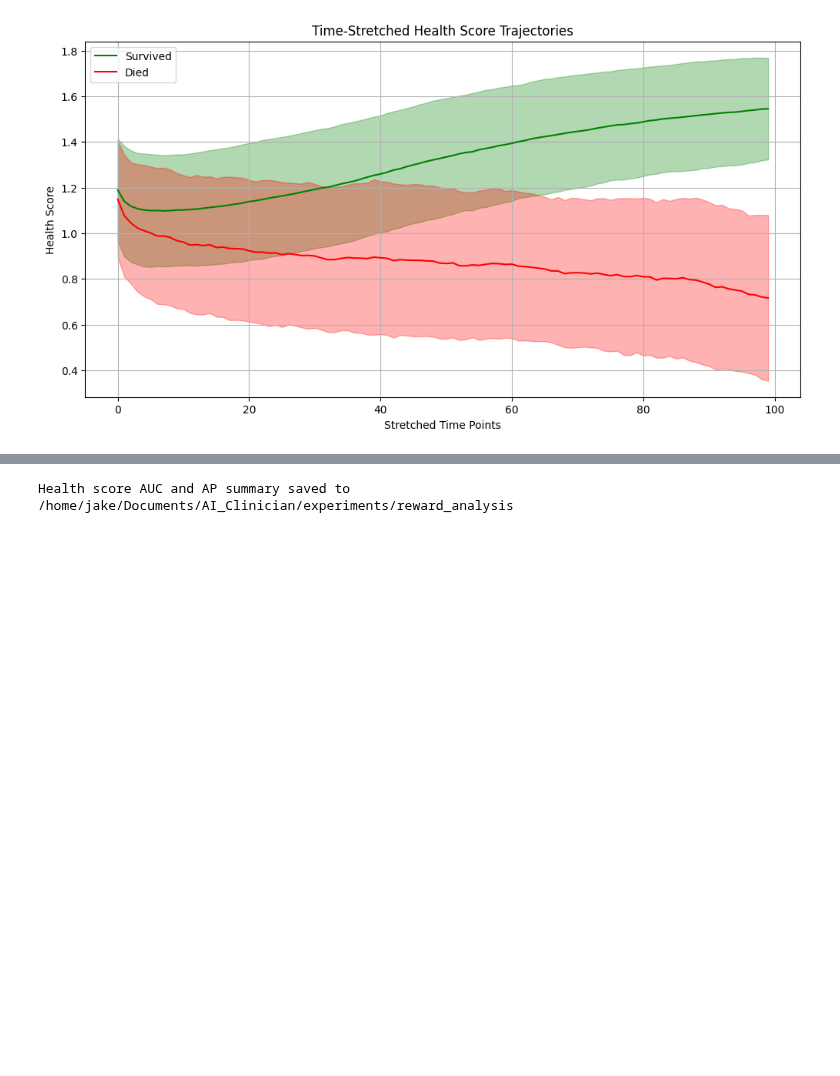
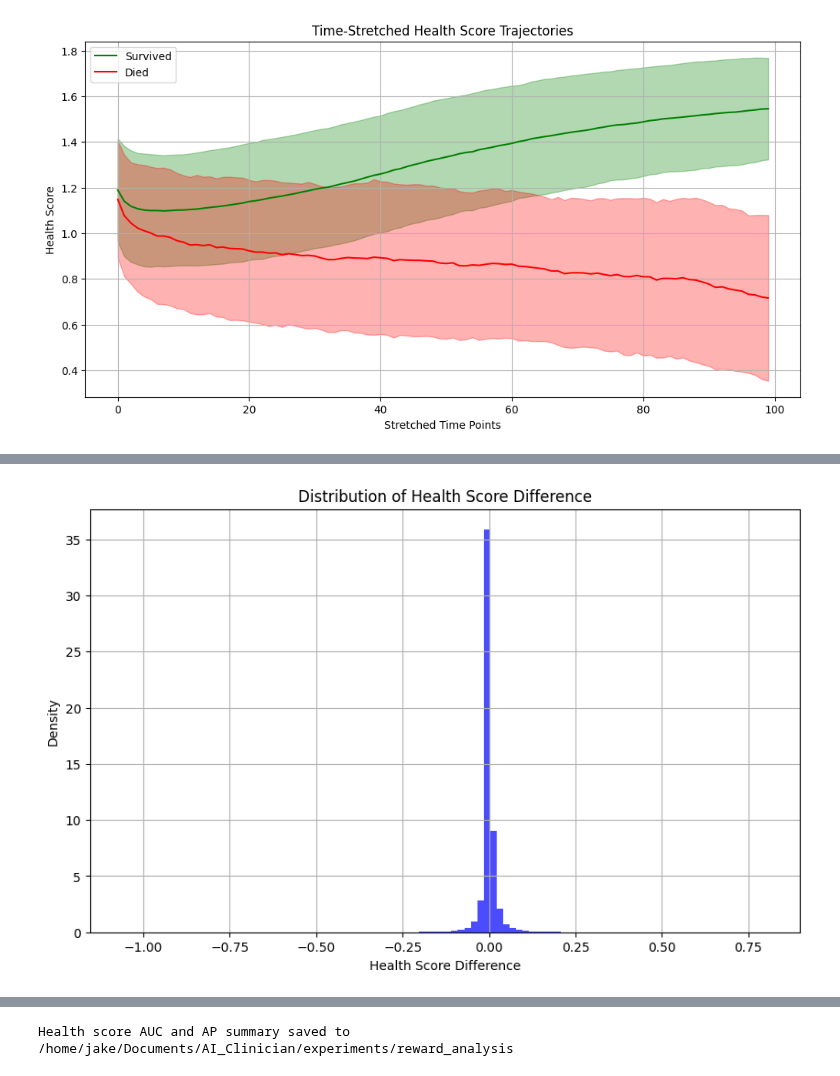
Before and after one commit to jakeormond/ai_clinician_pediatric_rl, a Jupyter notebook: src/analyse_input_features/analyse_health_score.ipynb, the cells around one changed output, grey strips where cells are left out. Saved outputs shown, nothing was run; the diff lists cells and outputs as text; code cells hidden in the pictures; blank space fills up the shorter version.

```diff
--- a/src/analyse_input_features/analyse_health_score.ipynb
+++ b/src/analyse_input_features/analyse_health_score.ipynb
@@ -259,0 +253,17 @@ def compute_health_score_outcome_correlation(
+# %%
+# compute difference in health_score
+df['health_score_diff'] = df.groupby('encounter_id')['health_score'].diff()
+
+# shift the health_score_diff back one time point across the entire dataframe
+df['health_score_diff'] = df['health_score_diff'].shift(-1).fillna(0)
+# %%
+# plot the distribution of health_score_diff
+plt.figure(figsize=(10,6))
+plt.hist(df['health_score_diff'], bins=100, alpha=0.7, color='b', density=True)
+plt.xlabel('Health Score Difference')
+plt.ylabel('Density')
+plt.title('Distribution of Health Score Difference')
+plt.grid(True)
+plt.show()
+# %% [output]
+[figure, added]
```
Also changed, not shown: parts of 7 cells of this notebook.
